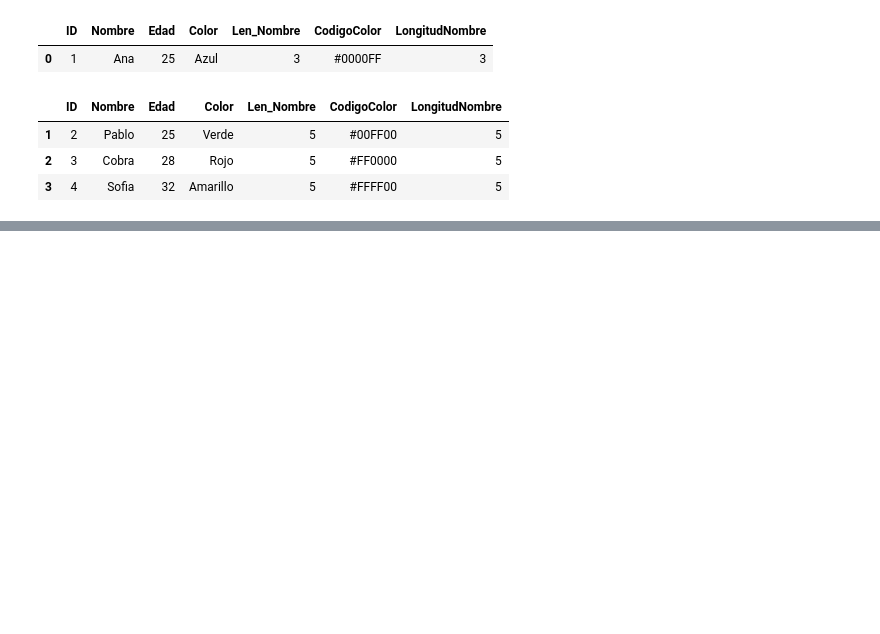
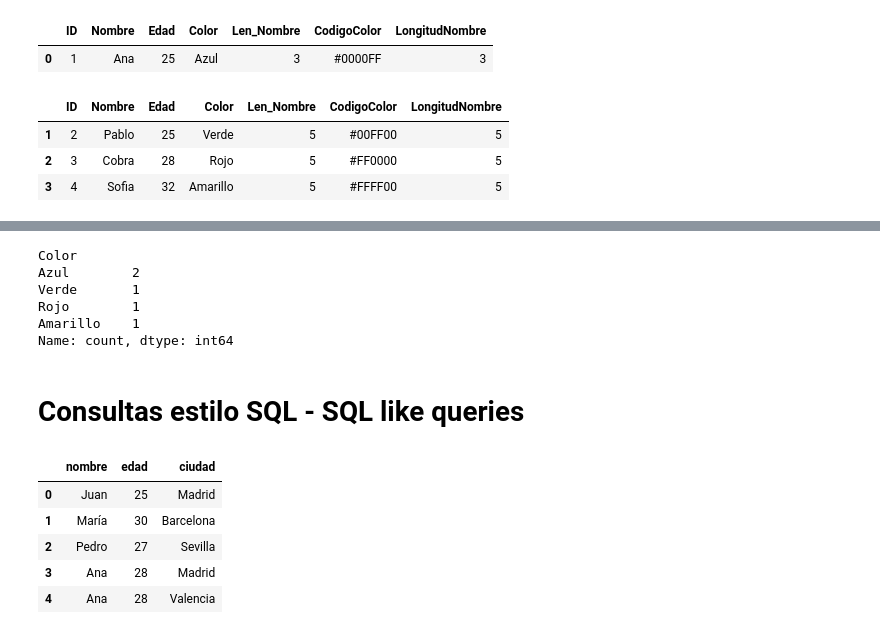
Before and after one commit to Jamquelet/procesamiento_de_datos_py, a Jupyter notebook: pandas/clase/clase_2.ipynb, the cells around one changed output, grey strips where cells are left out. Saved outputs shown, nothing was run; the diff lists cells and outputs as text; code cells hidden in the pictures; blank space fills up the shorter version.

```diff
--- a/pandas/clase/clase_2.ipynb
+++ b/pandas/clase/clase_2.ipynb
@@ -83,0 +166,22 @@ df[df['Nombre'].apply(len)>4]
+# %%
+df['Color'].value_counts()
+# %% [output]
+Color
+Azul        2
+Verde       1
+Rojo        1
+Amarillo    1
+Name: count, dtype: int64
+# %% [markdown]
+# Consultas estilo SQL - SQL like queries
+# %%
+import pandas as pd
+ciudades = pd.read_csv('ejemplo5.csv')
+ciudades
+# %% [output]
+|  | nombre | edad | ciudad |
+| 0 | Juan | 25 | Madrid |
+| 1 | María | 30 | Barcelona |
+| 2 | Pedro | 27 | Sevilla |
+| 3 | Ana | 28 | Madrid |
+| 4 | Ana | 28 | Valencia |
```
Also changed, not shown: parts of 16 cells of this notebook, 3 other files.
